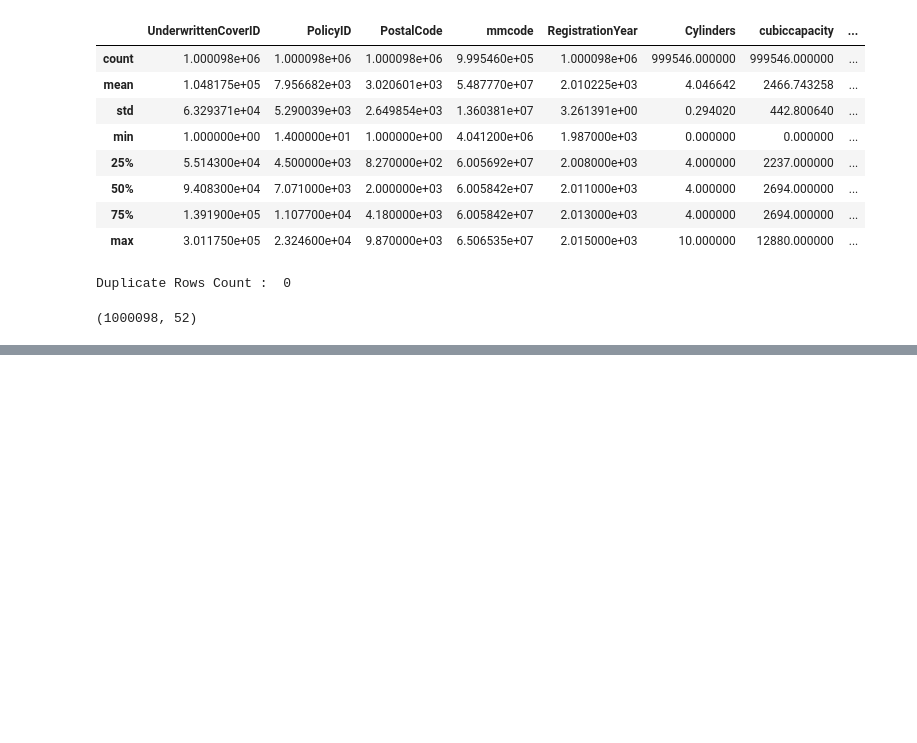
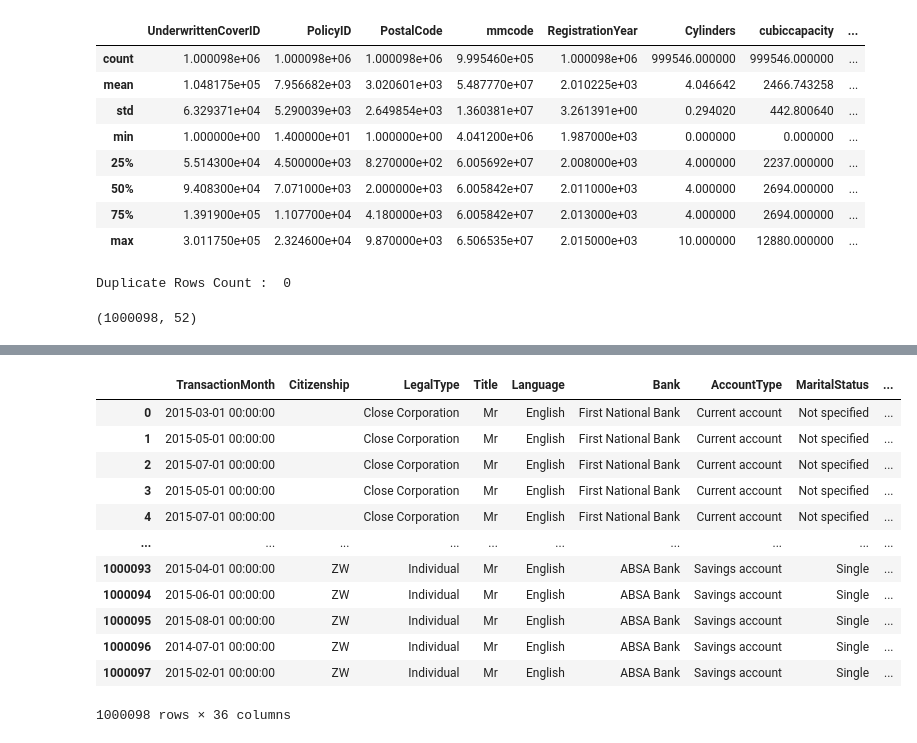
Before and after one commit to abigiyaayele/AlphaCare_Insurance_Solutions, a Jupyter notebook: notebooks/Statistical.ipynb, the cells around one changed output, grey strips where cells are left out. Saved outputs shown, nothing was run; the diff lists cells and outputs as text; code cells hidden in the pictures; blank space fills up the shorter version.

Commit message:
update in stastical data

```diff
--- a/notebooks/Statistical.ipynb
+++ b/notebooks/Statistical.ipynb
@@ -147,0 +120,7 @@ df_label.head()
+# %%
+# Handling Missing Data
+# Separate numeric and non-numeric columns
+numeric_features = data.select_dtypes(include=['int64', 'float64']).columns
+
+categorical_features = data.select_dtypes(include=['object', 'category']).columns
+categorical_features
@@ -147,0 +146,8 @@ df_label.head()
+# %%
+# Drop columns with all missing values
+numeric_features = [col for col in numeric_features if data[col].notna().any()]
+# %%
+# Handle missing values in numeric features
+numeric_imputer = SimpleImputer(strategy='mean')
+data[numeric_features] = numeric_imputer.fit_transform(data[numeric_features])
+data[numeric_features]
@@ -147,0 +168,19 @@ df_label.head()
+# %%
+# Impute categorical features
+categorical_imputer = SimpleImputer(strategy='most_frequent')
+data[categorical_features] = categorical_imputer.fit_transform(data[categorical_features])
+data[categorical_features]
+# %% [output]
+|  | TransactionMonth | Citizenship | LegalType | Title | Language | Bank | AccountType | MaritalStatus | ... |
+| 0 | 2015-03-01 00:00:00 |  | Close Corporation | Mr | English | First National Bank | Current account | Not specified | ... |
+| 1 | 2015-05-01 00:00:00 |  | Close Corporation | Mr | English | First National Bank | Current account | Not specified | ... |
+| 2 | 2015-07-01 00:00:00 |  | Close Corporation | Mr | English | First National Bank | Current account | Not specified | ... |
+| 3 | 2015-05-01 00:00:00 |  | Close Corporation | Mr | English | First National Bank | Current account | Not specified | ... |
+| 4 | 2015-07-01 00:00:00 |  | Close Corporation | Mr | English | First National Bank | Current account | Not specified | ... |
+| ... | ... | ... | ... | ... | ... | ... | ... | ... | ... |
+| 1000093 | 2015-04-01 00:00:00 | ZW | Individual | Mr | English | ABSA Bank | Savings account | Single | ... |
+| 1000094 | 2015-06-01 00:00:00 | ZW | Individual | Mr | English | ABSA Bank | Savings account | Single | ... |
+| 1000095 | 2015-08-01 00:00:00 | ZW | Individual | Mr | English | ABSA Bank | Savings account | Single | ... |
+| 1000096 | 2014-07-01 00:00:00 | ZW | Individual | Mr | English | ABSA Bank | Savings account | Single | ... |
+| 1000097 | 2015-02-01 00:00:00 | ZW | Individual | Mr | English | ABSA Bank | Savings account | Single | ... |
+1000098 rows × 36 columns
```
Also changed, not shown: parts of 16 cells of this notebook.
